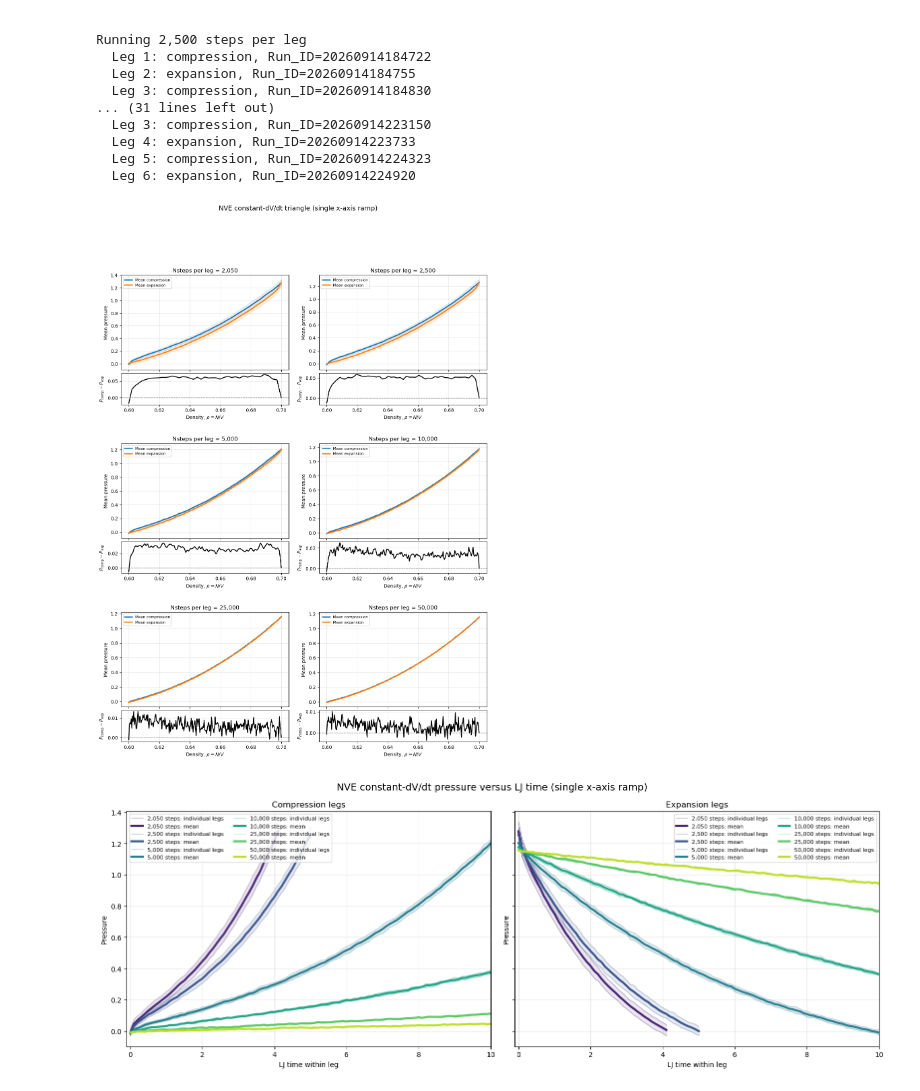
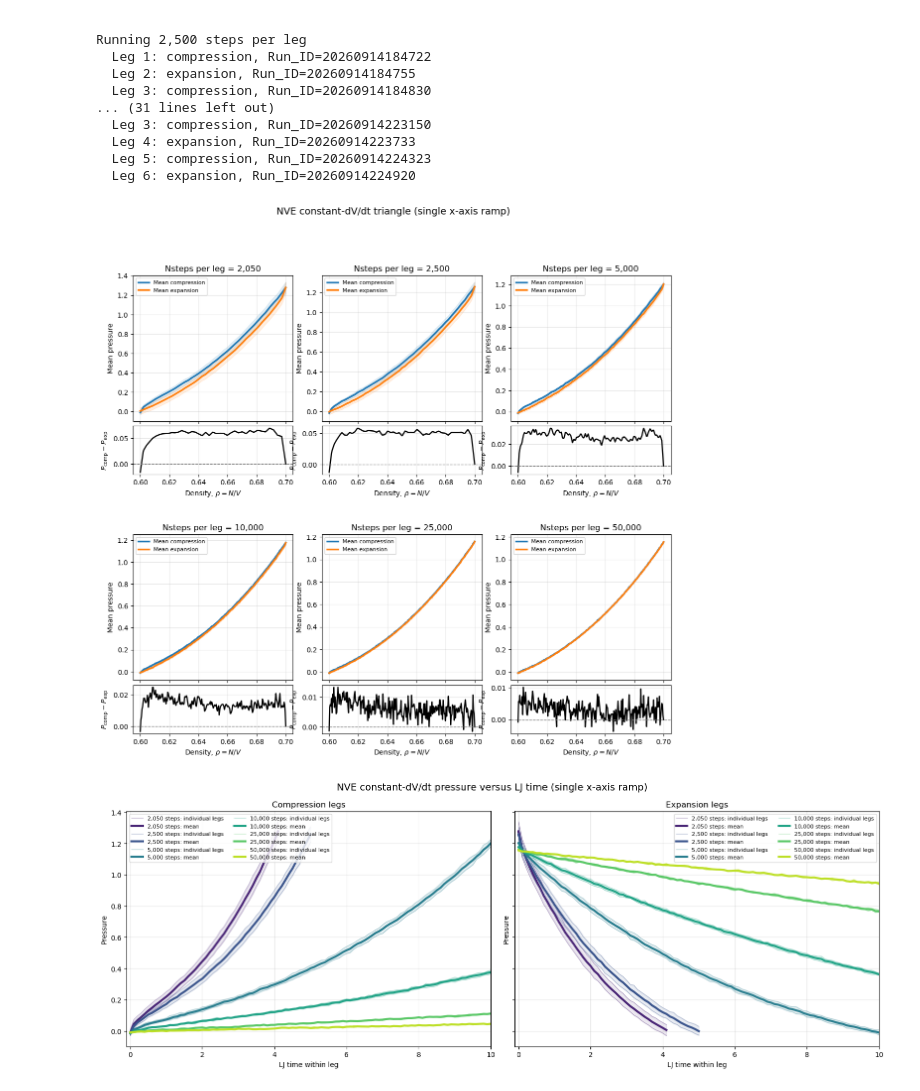
Before and after one commit to SBC-Collaboration/MDsims, a Jupyter notebook: NVE_Constant_dVdt_Sweep.ipynb, the cells around one changed output. Saved outputs shown, nothing was run; the diff lists cells and outputs as text; code cells hidden in the pictures.

```diff
--- a/NVE_Constant_dVdt_Sweep.ipynb
+++ b/NVE_Constant_dVdt_Sweep.ipynb
@@ -120,7 +120,7 @@ for nsteps in nsteps_per_leg:
 
 import math
 
-ncols = 2
+ncols = 3
 nrows = math.ceil(len(nsteps_per_leg) / ncols)
 
 fig = plt.figure(figsize=(14, 6 * nrows))
@@ -191,34 +191,34 @@ for panel_index, nsteps in enumerate(nsteps_per_leg):
             compression["pressure"],
         )
         - np.interp(
             grid,
             expansion["density"],
             expansion["pressure"],
         )
     )
 
     ax_residual.plot(grid, residual, color="black", lw=1.8)
     ax_residual.axhline(0, color="gray", ls="--", lw=1)
 
     ax.set_title(f"Nsteps per leg = {nsteps:,}")
     ax.set_ylabel("Mean pressure")
     ax.grid(alpha=0.3)
     ax.legend(fontsize=8)
     ax.tick_params(axis="x", labelbottom=False)
 
     ax_residual.set_xlabel(r"Density, $\rho=N/V$")
     ax_residual.set_ylabel(r"$P_{\mathrm{comp}}-P_{\mathrm{exp}}$")
     ax_residual.grid(alpha=0.3)
 
 fig.suptitle(
     f"NVE constant-dV/dt triangle (single {resize_axis}-axis ramp)",
     fontsize=14,
     y=0.995,
 )
 
 plt.show()
 # %% [output]
-[figure, old version]
+[figure, new version]
 # %%
 # --------------------------------------------------
 # Pressure versus LJ time for every individual leg
```
Also changed, not shown: parts of 1 cell of this notebook, 6 other files.
